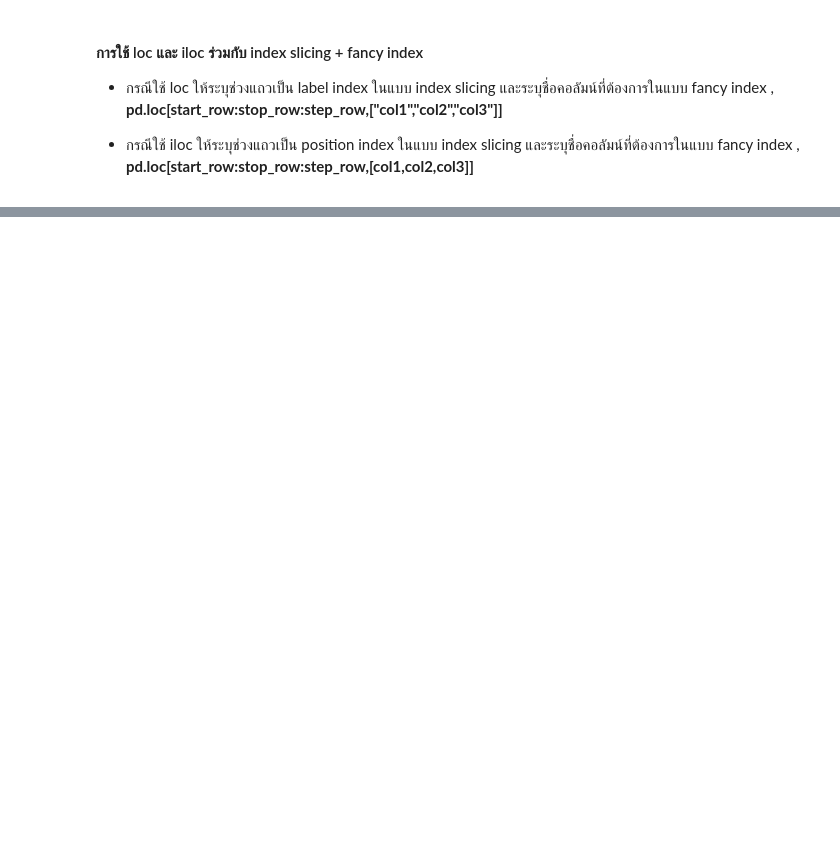
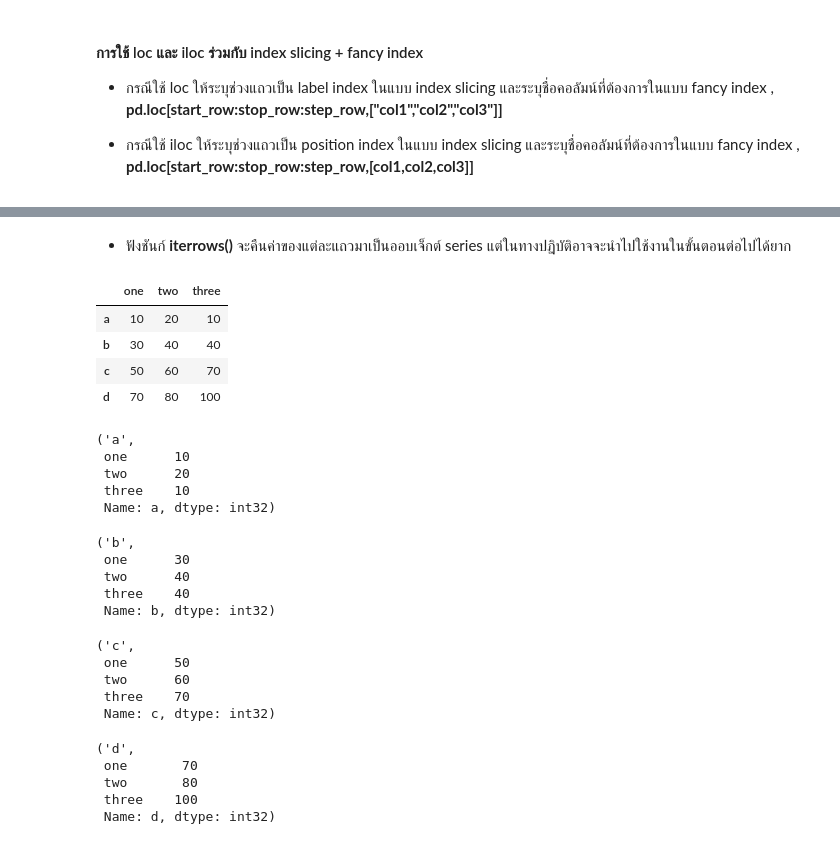
Before and after one commit to redrosekana/Python-Data-Science, a Jupyter notebook: panda-dataframe/main.ipynb, the cells around one changed output, grey strips where cells are left out. Cells and saved outputs as stored; diff of their text form; code cells hidden in the pictures; blank space fills up the shorter version.

```diff
--- a/panda-dataframe/main.ipynb
+++ b/panda-dataframe/main.ipynb
@@ -429,0 +511,13 @@ display(d4 , d4.loc["a":"d":1,["one","two","three"]] , d4.iloc[2:5,[0,2,4]])
+# %%
+e1 = {
+    "one":np.array([10,30,50,70]),
+    "two":np.array([20,40,60,80]),
+    "three":np.array([10,40,70,100])
+}
+
+e2 = pd.DataFrame(e1,index=list("abcd"))
+for col in e1:
+    print(col)
+print("----------------------")
+for col in e1.keys():
+    print(col)
@@ -429,0 +532,40 @@ display(d4 , d4.loc["a":"d":1,["one","two","three"]] , d4.iloc[2:5,[0,2,4]])
+# %% [markdown]
+- ฟังชันก์ **iterrows()** จะคืนค่าของแต่ละแถวมาเป็นออบเจ็กต์ series แต่ในทางปฎิบัติอาจจะนำไปใช้งานในขั้นตอนต่อไปได้ยาก
+# %%
+e3 = {
+    "one":np.array([10,30,50,70]),
+    "two":np.array([20,40,60,80]),
+    "three":np.array([10,40,70,100])
+}
+
+e4 = pd.DataFrame(e3,index=list("abcd"))
+display(e4)
+
+for col in e4.iterrows():
+    display(col)
+# %% [output]
+|  | one | two | three |
+| a | 10 | 20 | 10 |
+| b | 30 | 40 | 40 |
+| c | 50 | 60 | 70 |
+| d | 70 | 80 | 100 |
+('a',
+ one      10
+ two      20
+ three    10
+ Name: a, dtype: int32)
+('b',
+ one      30
+ two      40
+ three    40
+ Name: b, dtype: int32)
+('c',
+ one      50
+ two      60
+ three    70
+ Name: c, dtype: int32)
+('d',
+ one       70
+ two       80
+ three    100
+ Name: d, dtype: int32)
```
Also changed, not shown: parts of 20 cells of this notebook.
